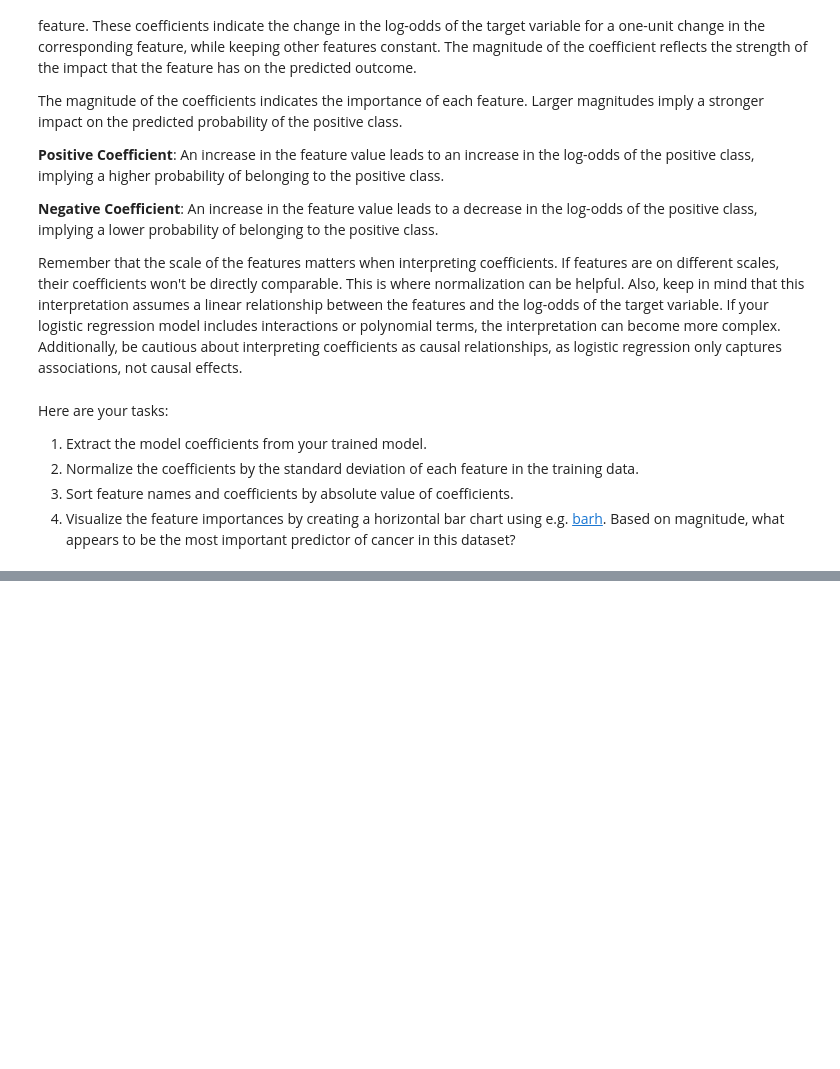
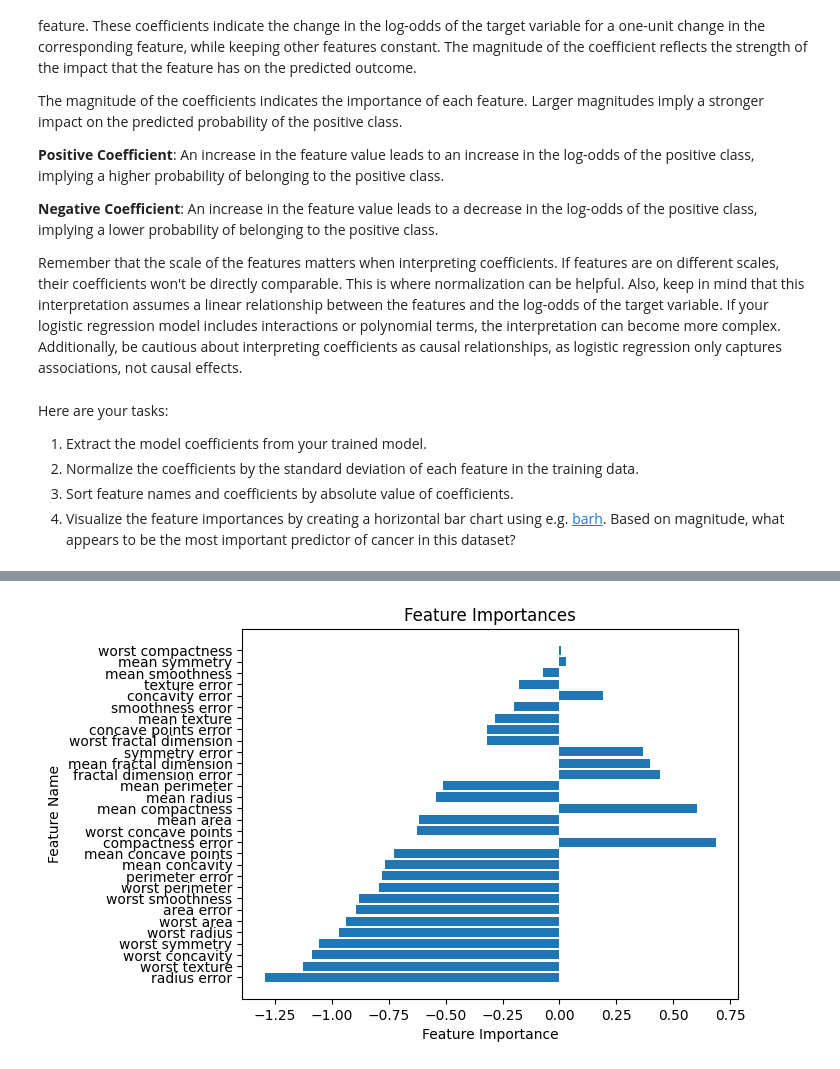
Before and after one commit to TimHBSWFL/UCSD_MLE_Projects, a Jupyter notebook: Student_MLE_MiniProject_Logistic_Regression.ipynb, the cells around one changed output, grey strips where cells are left out. Saved outputs shown, nothing was run; the diff lists cells and outputs as text; code cells hidden in the pictures; blank space fills up the shorter version.

```diff
--- a/Student_MLE_MiniProject_Logistic_Regression.ipynb
+++ b/Student_MLE_MiniProject_Logistic_Regression.ipynb
@@ -250,0 +314,7 @@ Here are your tasks:
+# %%
+# Extract coefficients
+
+coefficients = lr_model.coef_
+
+print("Model Coefficients:")
+print(coefficients)
@@ -256,0 +355,10 @@ Here are your tasks:
+# %%
+# Sort feature names and coefficients by absolute value of coefficients
+
+feature_coefficients = zip(df.iloc[:, :-1], coefficients)
+
+sorted_feature_coefficients = sorted(feature_coefficients, key=lambda x: abs(x[1]), reverse=True)
+sorted_feature_names, sorted_coefficients = zip(*sorted_feature_coefficients)
+
+for feature_name, coefficient in zip(sorted_feature_names, sorted_coefficients):
+    print(f"{feature_name}: {coefficient}")
@@ -256,0 +383,10 @@ Here are your tasks:
+# %%
+# Visualize feature importances
+
+plt.barh(sorted_feature_names, sorted_coefficients)
+plt.xlabel('Feature Importance')
+plt.ylabel('Feature Name')
+plt.title('Feature Importances')
+plt.show()
+# %% [output]
+[figure, added]
```
Also changed, not shown: parts of 14 cells of this notebook.
